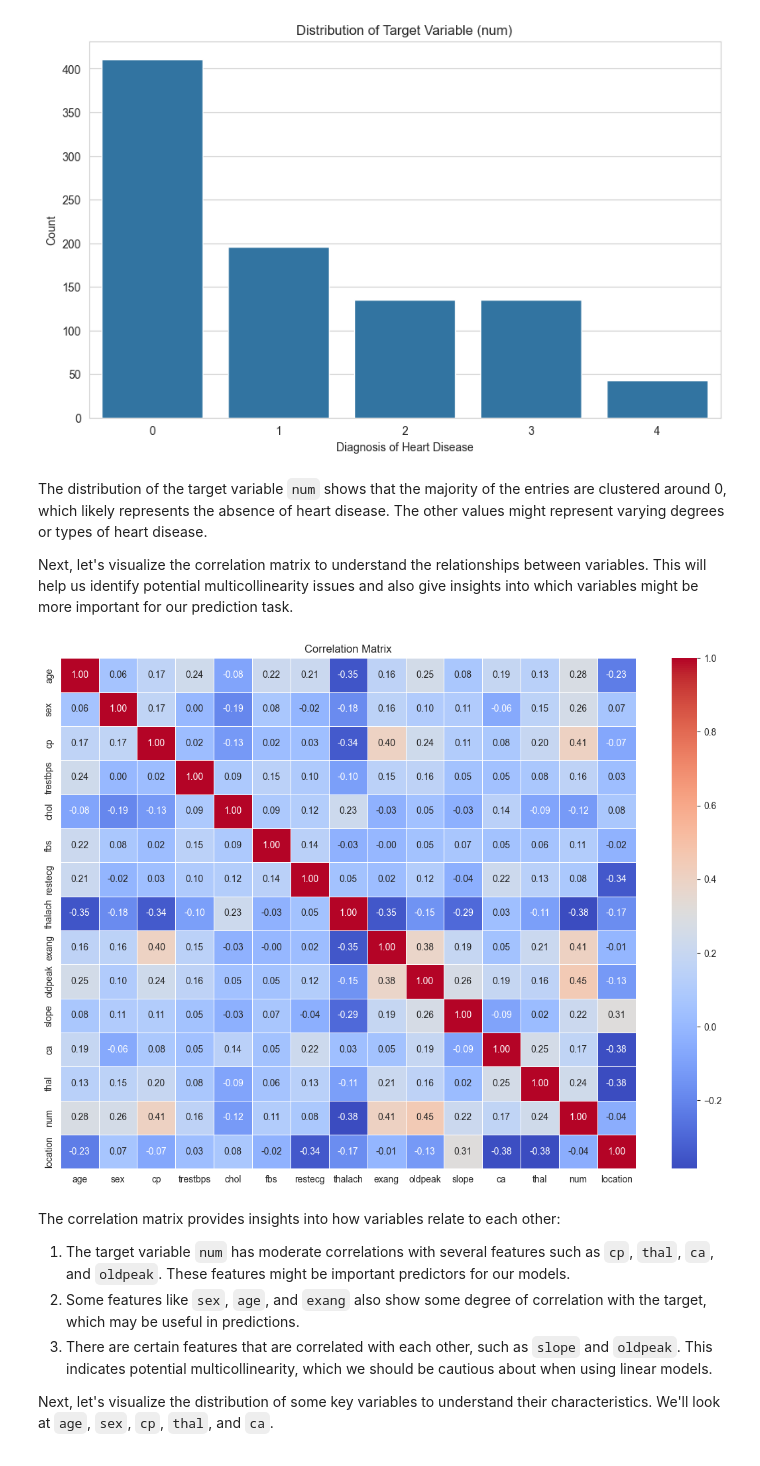
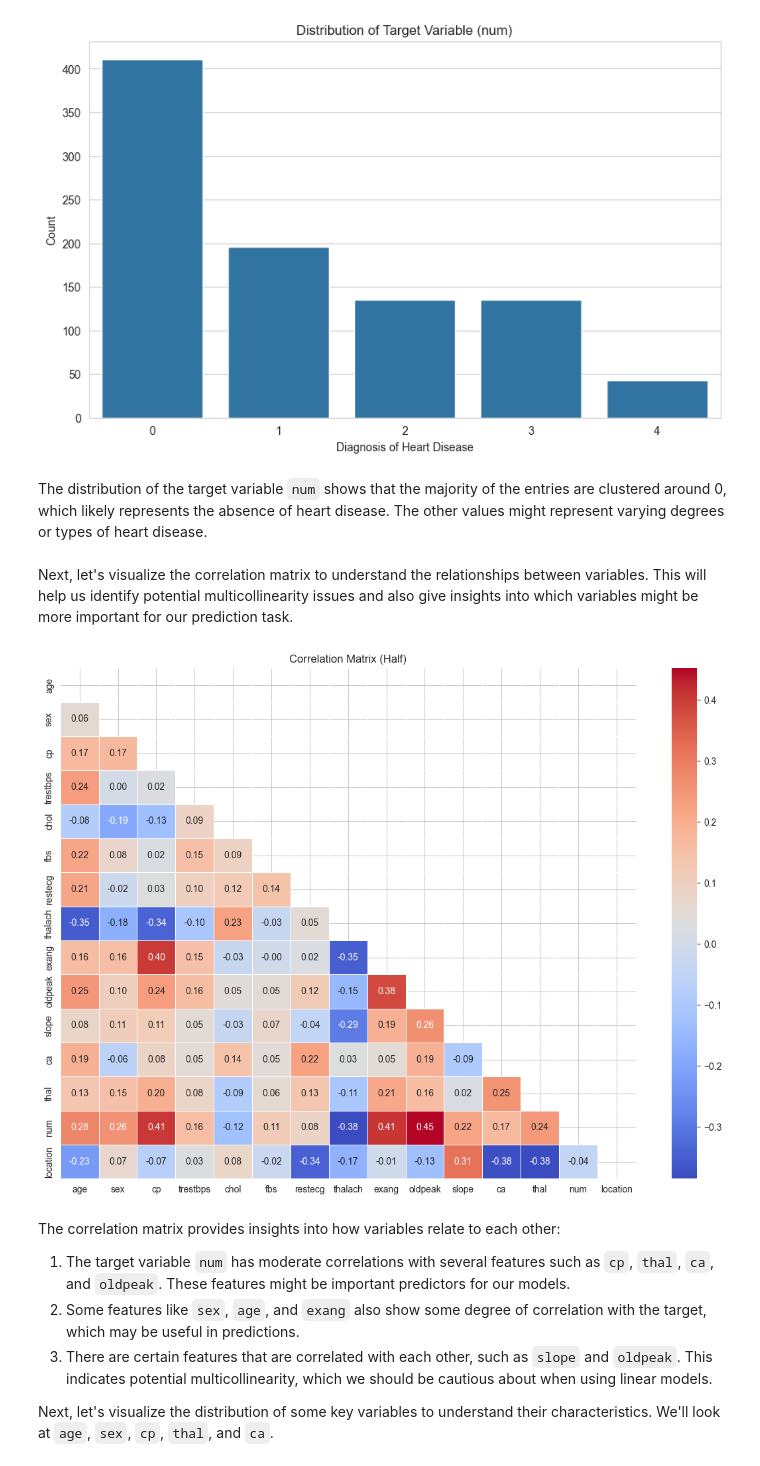
Before and after one commit to halliekinsey/heart_disease, a Jupyter notebook: heart+disease/report.ipynb, the cells around one changed output. Drawn from its saved outputs; the diff is of its cells as text; code cells hidden in the pictures.

```diff
--- a/heart+disease/report.ipynb
+++ b/heart+disease/report.ipynb
@@ -222,17 +222,20 @@ plt.show()
 [figure]
 # %% [markdown]
 The distribution of the target variable `num` shows that the majority of the entries are clustered around 0, which likely represents the absence of heart disease. The other values might represent varying degrees or types of heart disease.
-
-Next, let's visualize the correlation matrix to understand the relationships between variables. This will help us identify potential multicollinearity issues and also give insights into which variables might be more important for our prediction task.
+# %% [markdown]
+
+Next, let's visualize the correlation matrix to understand the relationships between variables. This will help us identify potential multicollinearity issues and also give insights into which variables might be more important for our prediction task.
 # %%
-# Plot the correlation matrix
+# Generate a mask for the upper triangle
+mask = np.triu(np.ones_like(correlation_matrix, dtype=bool))
+
+# Plot the heatmap with the mask applied
 plt.figure(figsize=(14, 10))
-correlation_matrix = data.corr()
-sns.heatmap(correlation_matrix, annot=True, cmap='coolwarm', fmt=".2f", linewidths=0.5)
-plt.title('Correlation Matrix')
+sns.heatmap(correlation_matrix, annot=True, cmap='coolwarm', fmt=".2f", linewidths=0.5, mask=mask)
+plt.title('Correlation Matrix (Half)')
 plt.show()
 # %% [output]
-[figure, old version]
+[figure, new version]
 # %% [markdown]
 The correlation matrix provides insights into how variables relate to each other:
 
```
Also changed, not shown: parts of 8 cells of this notebook.
